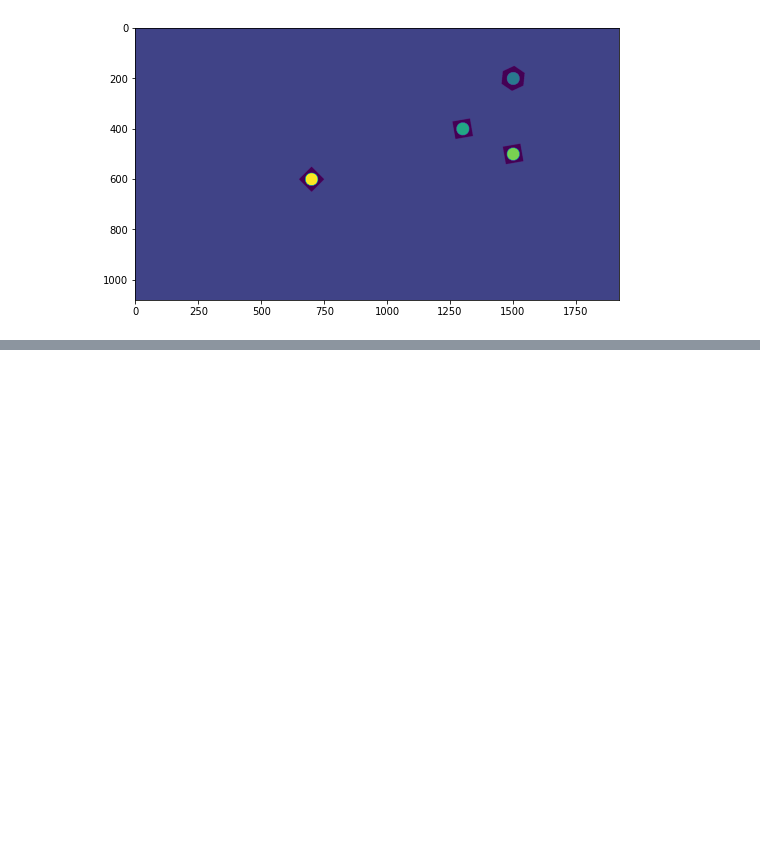
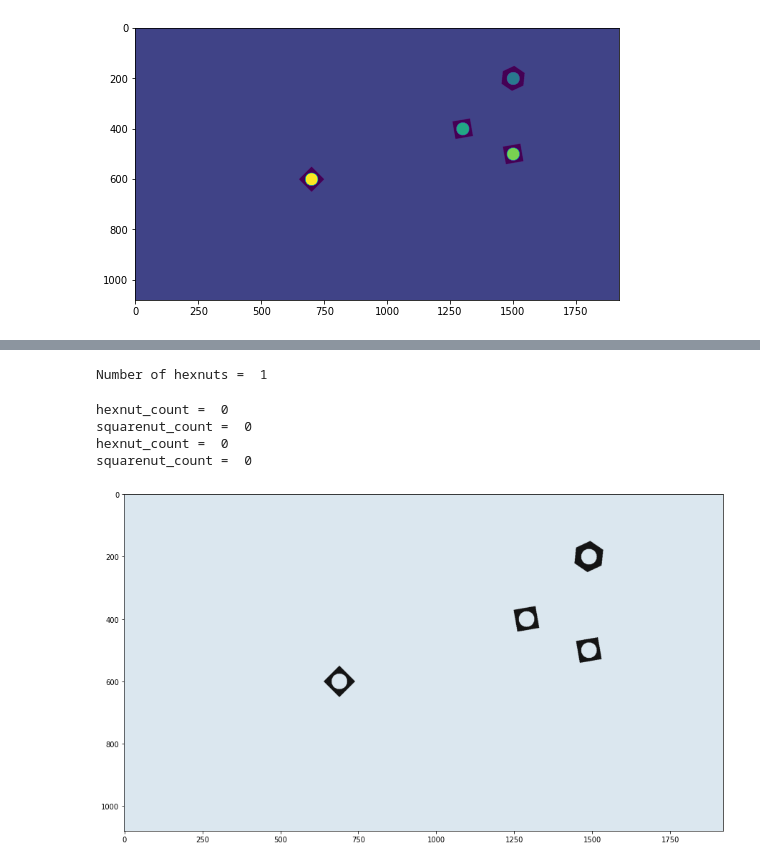
Before and after one commit to SeniruD/EN2550_Exercises, a Jupyter notebook: Assignment_3/190155L_Assignment3.ipynb, the cells around one changed output, grey strips where cells are left out. Cells and saved outputs as stored; diff of their text form; code cells hidden in the pictures; blank space fills up the shorter version.

```diff
--- a/Assignment_3/190155L_Assignment3.ipynb
+++ b/Assignment_3/190155L_Assignment3.ipynb
@@ -158,0 +185,46 @@ plt.imshow(im)
+# %%
+#contours,hierarchy = cv.findContours(closing1,2,1) # finding contours of hexnut_template.png
+hexnut_count = 0
+for i in range(len(contours3)):
+    cnt1 = contours1[2]
+    cnt2 = contours3[i]
+    ret = cv.matchShapes(cnt1,cnt2,1,0.0)
+    if ret < 0.0001:
+        hexnut_count+=1
+
+print("Number of hexnuts = ", hexnut_count)
+# %% [output]
+Number of hexnuts =  1
+# %%
+# Experiment
+im_names = ['conveyor_f100.png', 'conveyor_f101.png']
+
+for i in range(0,2):
+
+    img =  cv.imread(im_names[i], cv.IMREAD_COLOR)
+    im = cv.cvtColor(img, cv.COLOR_BGR2GRAY)
+    ret, f = cv.threshold(im,0,255,cv.THRESH_BINARY+cv.THRESH_OTSU)
+    contours, hierarchy = cv.findContours(im, 2, 1)
+
+    hexnut_count = 0
+    sqrnut_count = 0
+
+    for i in range(len(contours)):
+        cnt1,cnt2,cnt = contours1[2], contours2[2], contours[i]
+        ret1 = cv.matchShapes(cnt1,cnt,1,0.0)
+        ret2 = cv.matchShapes(cnt2,cnt,1,0.0)
+        if ret1 < 0.001:
+            hexnut_count+=1
+        if ret2 < 0.001:
+            sqrnut_count+=1
+
+    print('hexnut_count = ', hexnut_count)
+    print('squarenut_count = ', sqrnut_count)
+    plt.imshow(img)
+    plt.show
+# %% [output]
+hexnut_count =  0
+squarenut_count =  0
+hexnut_count =  0
+squarenut_count =  0
+[figure, added]
```
Also changed, not shown: parts of 10 cells of this notebook.
